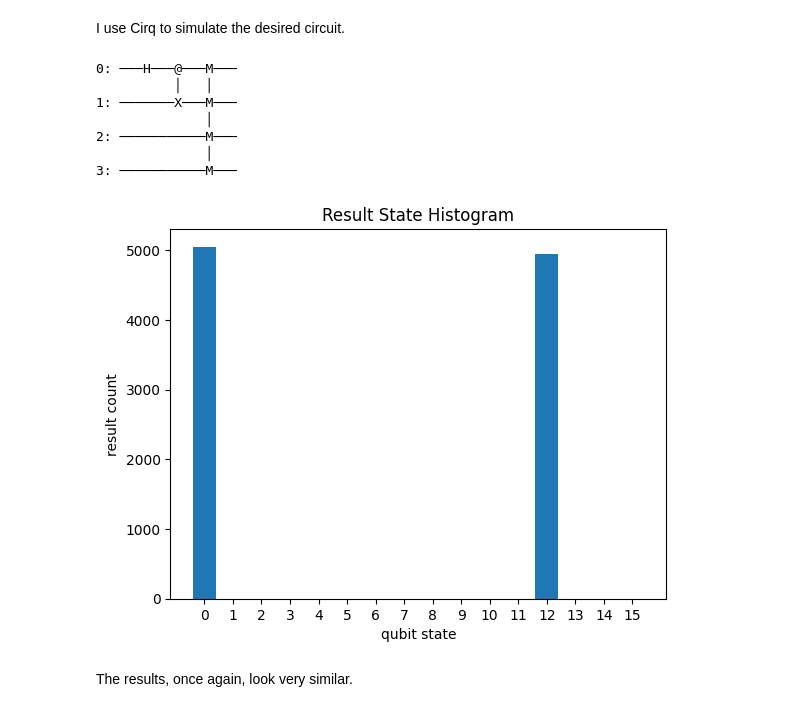
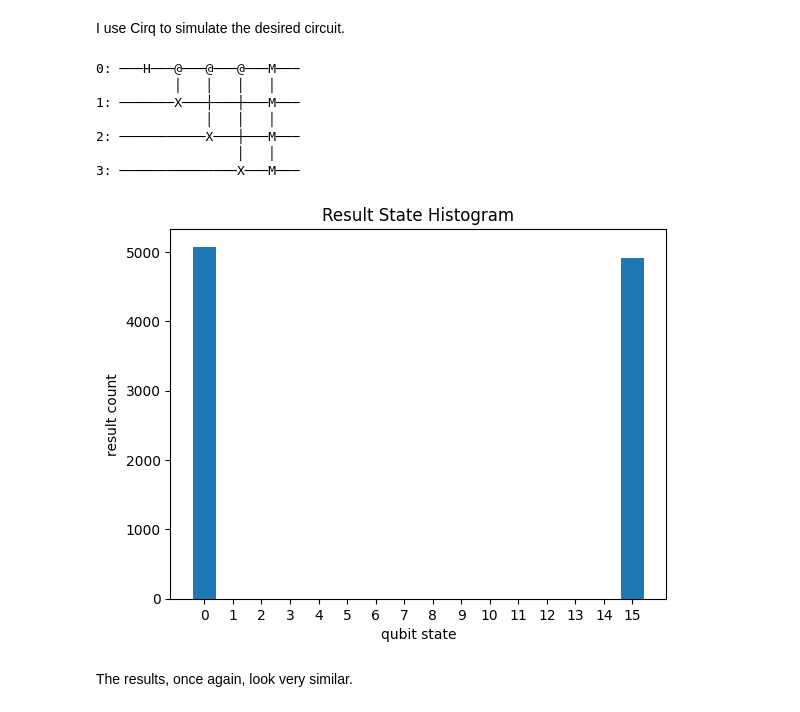
Before and after one commit to knownothingbozo/Quantum-Algorithms, a Jupyter notebook: HW01.ipynb, the cells around one changed output. Saved outputs shown, nothing was run; the diff lists cells and outputs as text; code cells hidden in the pictures.

```diff
--- a/HW01.ipynb
+++ b/HW01.ipynb
@@ -153,24 +147,24 @@ I use Cirq to simulate the desired circuit.
 # %%
 ### Initialize qubits, build out circuit, run simulation, and plot results
 my_circuit = cirq.Circuit()
 qubits = cirq.LineQubit.range(4)
 my_circuit.append(cirq.H.on(qubits[0]))
 my_circuit.append(cirq.CNOT.on(qubits[0],qubits[1]))
-# my_circuit.append(cirq.CNOT.on(qubits[0],qubits[2]))
-# my_circuit.append(cirq.CNOT.on(qubits[0],qubits[3]))
+my_circuit.append(cirq.CNOT.on(qubits[0],qubits[2]))
+my_circuit.append(cirq.CNOT.on(qubits[0],qubits[3]))
 my_circuit.append(cirq.measure(*qubits))
 print(my_circuit)
 result = cirq.Simulator().run(my_circuit, repetitions=10000)
 _ = cirq.plot_state_histogram(result, plt.subplot())
 plt.show()
 # %% [output]
-0: ───H───@───M───
-          │   │
-1: ───────X───M───
-              │
-2: ───────────M───
-              │
-3: ───────────M───
+0: ───H───@───@───@───M───
+          │   │   │   │
+1: ───────X───┼───┼───M───
+              │   │   │
+2: ───────────X───┼───M───
+                  │   │
+3: ───────────────X───M───
-[figure, old version]
+[figure, new version]
 # %% [markdown]
 The results, once again, look very similar.
```
Also changed, not shown: parts of 5 cells of this notebook.
